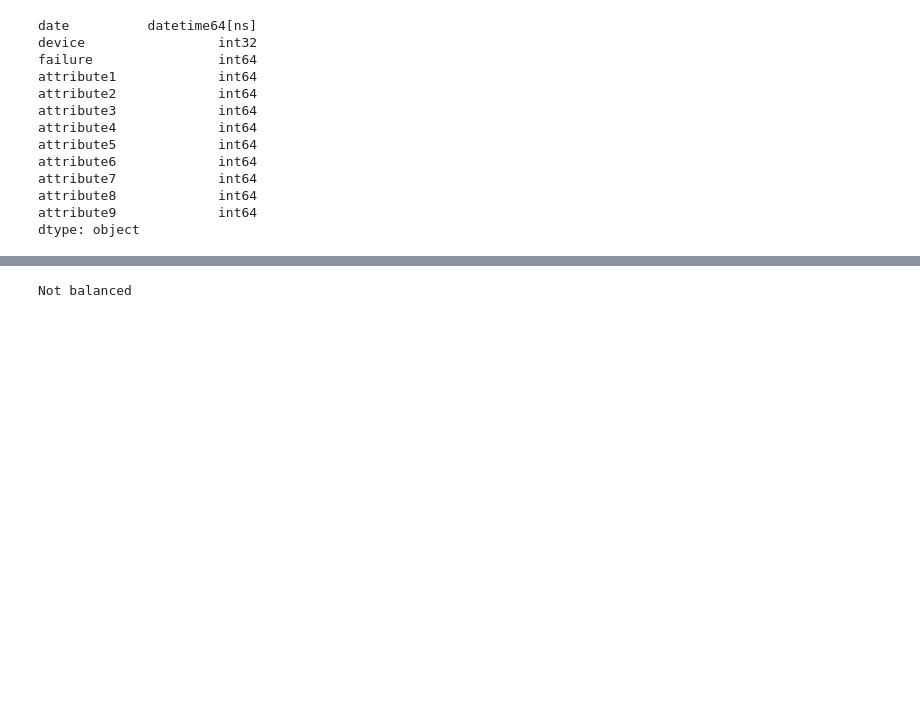
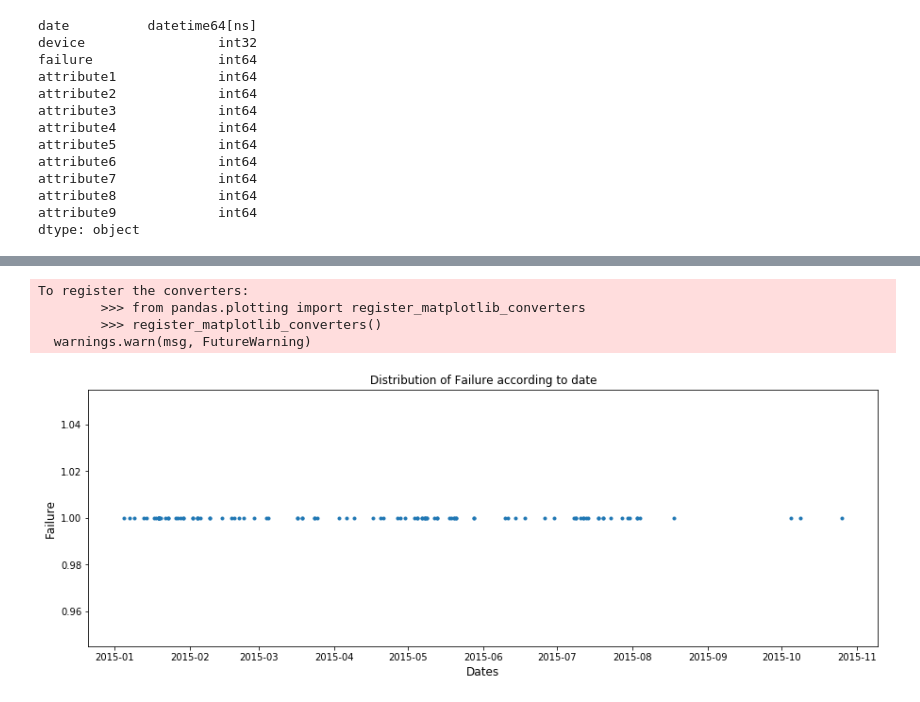
Before and after one commit to luisbazo/DataScientistLuisBazoGarcia, a Jupyter notebook: ClassificationModeling.ipynb, the cells around one changed output, grey strips where cells are left out. Saved outputs shown, nothing was run; the diff lists cells and outputs as text; code cells hidden in the pictures; blank space fills up the shorter version.

```diff
--- a/ClassificationModeling.ipynb
+++ b/ClassificationModeling.ipynb
@@ -82,11 +79,11 @@ dtype: object
 # %%
-dataset['date'] = pd.to_datetime(dataset['date'])
 le = scale.LabelEncoder()
 dataset['device'] = le.fit_transform(dataset['device'])
+#dataset['date'] = le.fit_transform(dataset['date'])
+dataset['date'] = pd.to_datetime(dataset['date'])
 
-data = dataset.dropna(axis=0)
-#print ("device " , dataset['device'])
-data.dtypes
+dataset.dropna(axis=0,inplace=True)
+dataset.dtypes
 # %% [output]
 date          datetime64[ns]
 device                 int32
@@ -294,0 +146,3 @@ data.describe()
+# %%
+data = corr_df (dataset,0.8)
+data.describe()
@@ -294,0 +161,22 @@ data.describe()
+# %%
+Failure = data[data.failure==1]
+#dataWithNoFailure = data.drop(['failure'], axis=1)
+#iters = range(len(dataWithNoFailure.columns))
+notRelevantColumns = ['failure']
+
+#Data analysis on date feature
+plt.figure(figsize=(15,5))
+plt.plot(Failure['date'].sort_values(),Failure['failure'],".")
+plt.title("Distribution of Failure according to date")
+plt.ylabel('Failure', fontsize=12)
+plt.xlabel('Dates', fontsize=12)
+
+#Remove date, assuming is installation, as it does not have any relation with the output
+#It has been included categorized in model and we've got worse results
+notRelevantColumns.extend(['date'])
+# %% [output]
+To register the converters:
+        >>> from pandas.plotting import register_matplotlib_converters
+        >>> register_matplotlib_converters()
+  warnings.warn(msg, FutureWarning)
+[figure, added]
@@ -295,15 +188,8 @@ data.describe()
 # %%
-def datasetIsBalanced (data):
-    for i in data['failure'].value_counts(normalize=True).tolist():
-        if (i < 0.7):
-            return False
 
-if not datasetIsBalanced (data):
-    print ("Not balanced")
+if not MajorityClassIsBalanced (data,'failure'):
 
-#since data is highly imbalanced we would be downsampling data.
-#resampling data
-
+    #very low majority class occurrences -> downsampling data.
     df_nonfailure = data[data['failure'] == 0]
     df_failure = data[data['failure']==1]
     df_nonfailure_downsample = resample(df_nonfailure,replace=False,n_samples = 106,\
@@ -316,24 +202,31 @@ if not datasetIsBalanced (data):
 
     #dropping unwanted columns
     #That needs to be validated with customer as they might want to keep some of them
-    df_resampled = df_resampled.drop(['failure','date','device','attribute1'],axis = 1)
+    df_resampled = df_resampled.drop(notRelevantColumns,axis = 1)
     standard_sc = scale.StandardScaler()
     x_std = standard_sc.fit_transform(df_resampled)
     data_scaled = pd.DataFrame(x_std)
 
-
-    data_scaled.head()
+    #pca = PCA()
+    #principalComponents = pca.fit_transform(data_scaled)
+    #principalDf = pd.DataFrame(data = principalComponents)
+    #print (pca.explained_variance_ratio_)
 
     #split data into test and train
     xtrain,xtest,ytrain,ytest = train_test_split(data_scaled,data_Outcome,test_size=0.25,random_state =19)
+    #xtrain,xtest,ytrain,ytest = train_test_split(principalDf,data_Outcome,test_size=0.25,random_state =19)
 else:
     #dropping unwanted columns
-    #df_resampled = df_resampled.drop(['failure','date','device','attribute8'],axis = 1)
-    data = data.drop(['failure','date','device','attribute1'],axis = 1)
+    #That needs to be validated with customer as they might want to keep some of them
+    data = data.drop(notRelevantColumns,axis = 1)
     standard_sc = scale.StandardScaler()
     x_std = standard_sc.fit_transform(data)
     data = pd.DataFrame(x_std)
+
+    #pca = PCA()
+    #principalComponents = pca.fit_transform(data)
+    #principalDf = pd.DataFrame(data = principalComponents)
+    #print (pca.explained_variance_ratio_)
+
     #split data into test and train
     xtrain,xtest,ytrain,ytest = train_test_split(data,data['failure'],test_size=0.25,random_state =19)
-# %% [output]
-Not balanced
```
Also changed, not shown: parts of 27 cells of this notebook, 1 other file.
